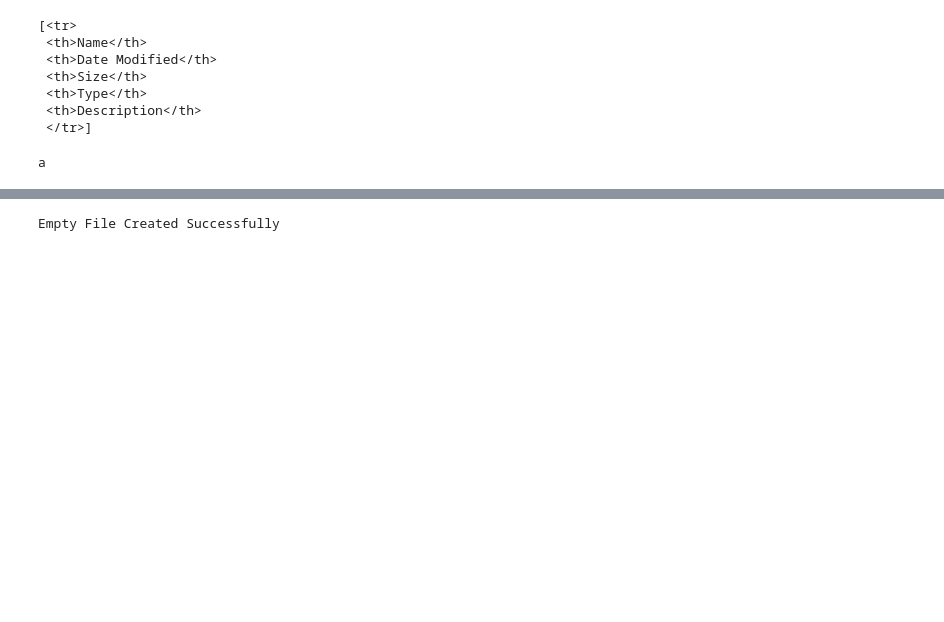
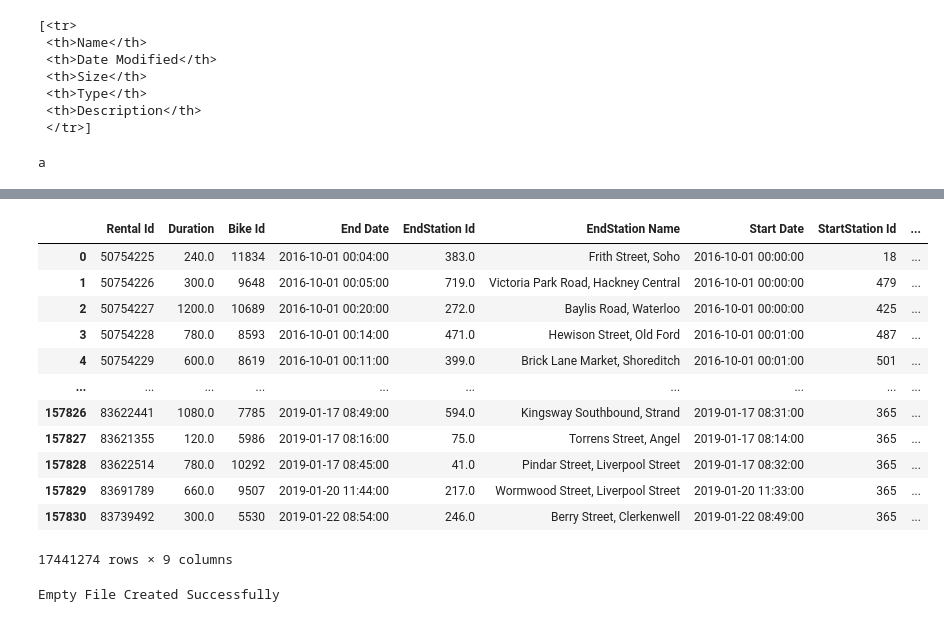
Before and after one commit to elsebasmar/london-bss, a Jupyter notebook: londonbss/notebooks/data_collection/B-Full_trip_data.ipynb, the cells around one changed output, grey strips where cells are left out. Drawn from its saved outputs; the diff is of its cells as text; code cells hidden in the pictures; blank space fills up the shorter version.

```diff
--- a/londonbss/notebooks/data_collection/B-Full_trip_data.ipynb
+++ b/londonbss/notebooks/data_collection/B-Full_trip_data.ipynb
@@ -54,3 +59,22 @@ result2
+# %%
+date_format = '%d/%m/%Y %H:%M:%S'
+result2['End Date']=pd.to_datetime(result2['End Date'],format='mixed')
+result2['Start Date']=pd.to_datetime(result2['Start Date'],format='mixed')
+result2
+# %% [output]
+|  | Rental Id | Duration | Bike Id | End Date | EndStation Id | EndStation Name | Start Date | StartStation Id | ... |
+| 0 | 50754225 | 240.0 | 11834 | 2016-10-01 00:04:00 | 383.0 | Frith Street, Soho | 2016-10-01 00:00:00 | 18 | ... |
+| 1 | 50754226 | 300.0 | 9648 | 2016-10-01 00:05:00 | 719.0 | Victoria Park Road, Hackney Central | 2016-10-01 00:00:00 | 479 | ... |
+| 2 | 50754227 | 1200.0 | 10689 | 2016-10-01 00:20:00 | 272.0 | Baylis Road, Waterloo | 2016-10-01 00:00:00 | 425 | ... |
+| 3 | 50754228 | 780.0 | 8593 | 2016-10-01 00:14:00 | 471.0 | Hewison Street, Old Ford | 2016-10-01 00:01:00 | 487 | ... |
+| 4 | 50754229 | 600.0 | 8619 | 2016-10-01 00:11:00 | 399.0 | Brick Lane Market, Shoreditch | 2016-10-01 00:01:00 | 501 | ... |
+| ... | ... | ... | ... | ... | ... | ... | ... | ... | ... |
+| 157826 | 83622441 | 1080.0 | 7785 | 2019-01-17 08:49:00 | 594.0 | Kingsway Southbound, Strand | 2019-01-17 08:31:00 | 365 | ... |
+| 157827 | 83621355 | 120.0 | 5986 | 2019-01-17 08:16:00 | 75.0 | Torrens Street, Angel | 2019-01-17 08:14:00 | 365 | ... |
+| 157828 | 83622514 | 780.0 | 10292 | 2019-01-17 08:45:00 | 41.0 | Pindar Street, Liverpool Street | 2019-01-17 08:32:00 | 365 | ... |
+| 157829 | 83691789 | 660.0 | 9507 | 2019-01-20 11:44:00 | 217.0 | Wormwood Street, Liverpool Street | 2019-01-20 11:33:00 | 365 | ... |
+| 157830 | 83739492 | 300.0 | 5530 | 2019-01-22 08:54:00 | 246.0 | Berry Street, Clerkenwell | 2019-01-22 08:49:00 | 365 | ... |
+17441274 rows × 9 columns
 # %%
 with open('out.csv', 'w') as creating_new_csv_file:
    pass
```
Also changed, not shown: parts of 7 cells of this notebook, 1 other file.
